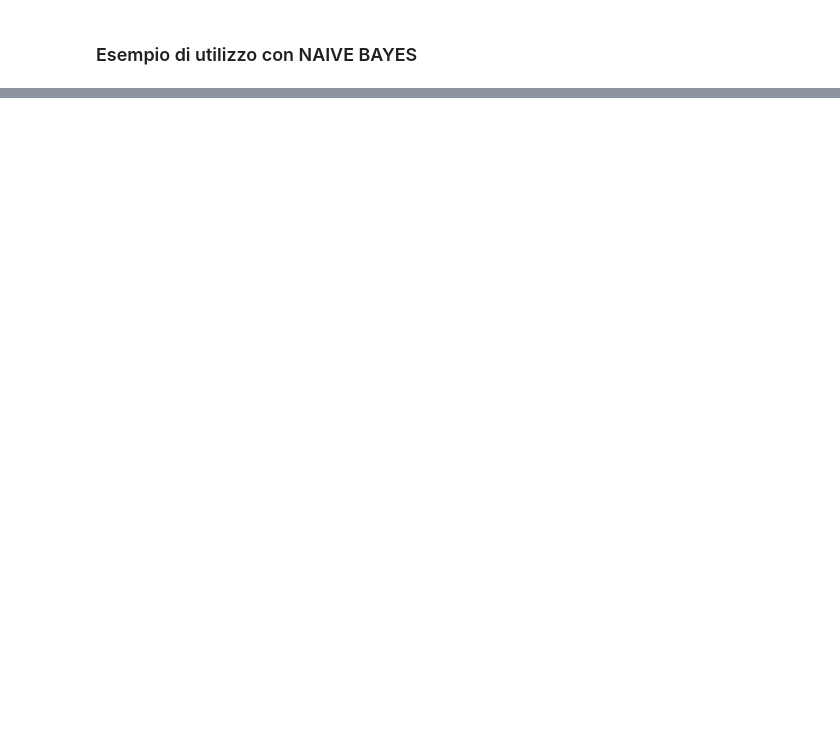
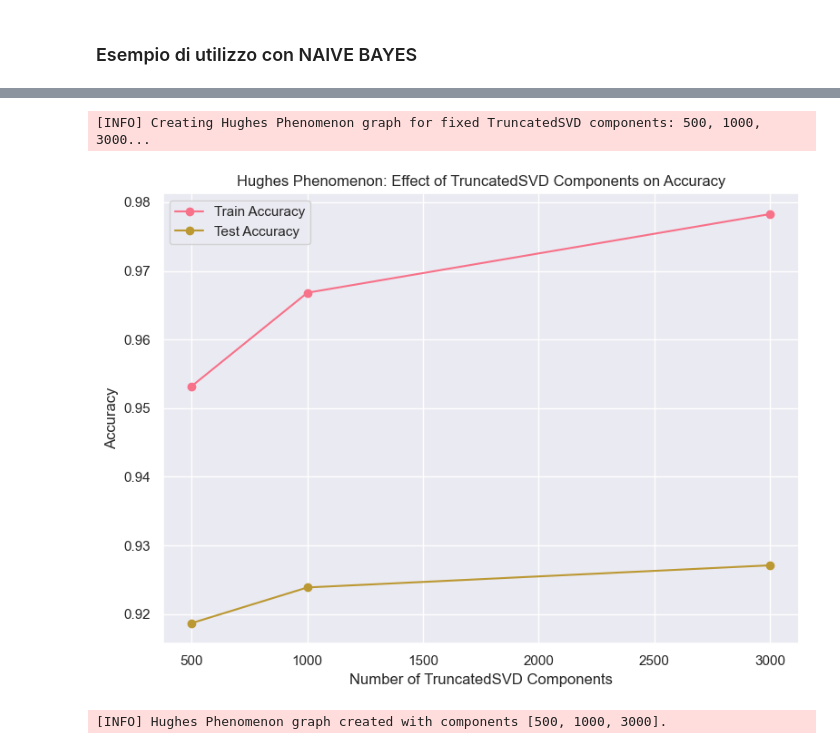
Before and after one commit to mariocosenza/astromark-ai, a Jupyter notebook: notebook/ticket_notebook.ipynb, the cells around one changed output, grey strips where cells are left out. Saved outputs shown, nothing was run; the diff lists cells and outputs as text; code cells hidden in the pictures; blank space fills up the shorter version.

Commit message:
feat: add Hughes Phenomenon analysis

```diff
--- a/notebook/ticket_notebook.ipynb
+++ b/notebook/ticket_notebook.ipynb
@@ -351,0 +368,11 @@ Predizioni: [(np.str_('Tecnico'), np.float64(0.8211601855910339)), (np.str_('Acc
+# %%
+from service.report_predict import plot_hughes_phenomenon_truncated_svd_fixed
+plot_hughes_phenomenon_truncated_svd_fixed(
+    X_small,
+    y_small,
+    n_splits=5,
+)
+# %% [output]
+[INFO] Creating Hughes Phenomenon graph for fixed TruncatedSVD components: 500, 1000, 3000...
+[figure, added]
+[INFO] Hughes Phenomenon graph created with components [500, 1000, 3000].
```
Also changed, not shown: parts of 10 cells of this notebook.
